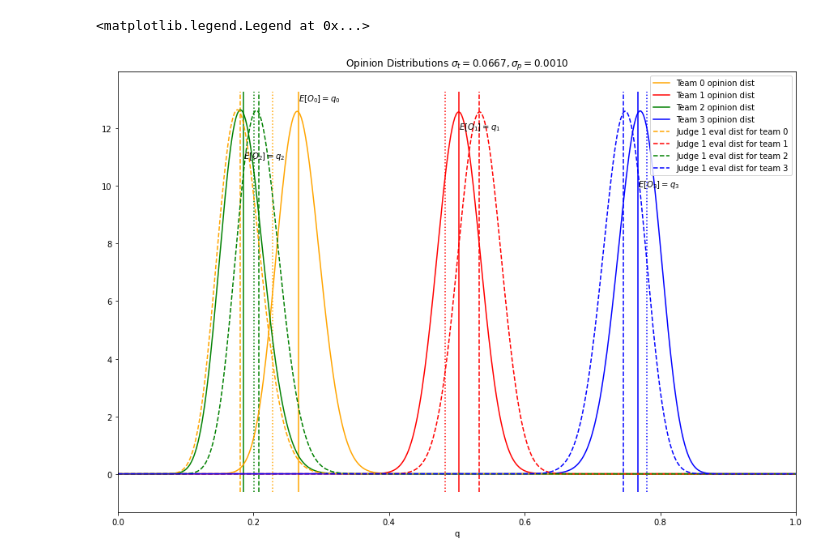
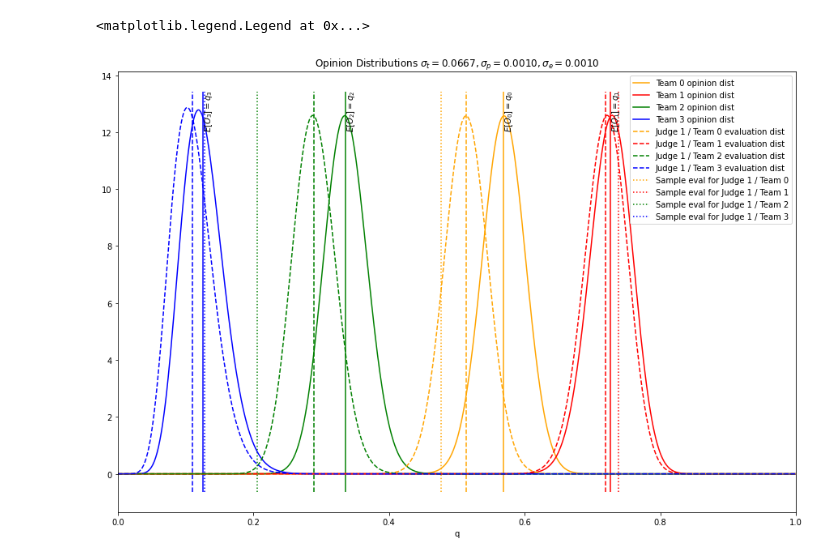
Before and after one commit to smh3005/Ranking-RL-Project, a Jupyter notebook: sim_plotting.ipynb, the cells around one changed output. Cells and saved outputs as stored; diff of their text form; code cells hidden in the pictures.

Commit message:
judge plotting

```diff
--- a/sim_plotting.ipynb
+++ b/sim_plotting.ipynb
@@ -83,42 +25,45 @@ Text(0.5, 0, 'q-values')
 import scipy.stats as ss
 
 plt.figure(figsize=(15, 10))
 
 def plot_beta(a=2, b=2, **kwargs):
     x = np.linspace(0, 1, 500)
     y = ss.beta.pdf(x, a, b)
     plt.plot(x, y, **kwargs)
 
 opinion_var=0.001
-sim = JudgingSimulator(qs, n_judges=1, opinion_var=opinion_var, eval_var=0.001)
+eval_var=0.001
+sim = JudgingSimulator(qs, n_judges=1, opinion_var=opinion_var, eval_var=eval_var)
+
+colors = ['orange', 'red', 'green', 'blue']
 
 for i, (a, b) in enumerate(sim.team_value_shapes):
     plot_beta(a, b, c=colors[i], label=f'Team {i} opinion dist')
 
-colors = ['orange', 'red', 'green', 'blue']
-
 ylims = plt.ylim()
 plt.vlines(qs, *ylims, color=colors, linestyles='-')
 plt.xlim(0, 1)
-plt.title(f'Opinion Distributions $\sigma_t={var_team:.4f}, \sigma_p={opinion_var:.4f}$')
+plt.title(f'Opinion Distributions $\sigma_t={var_team:.4f}, \sigma_p={opinion_var:.4f}, \sigma_e={eval_var:.4f}$')
 plt.xlabel('q')
 
 for i, q in enumerate(qs):
-    plt.text(q, plt.ylim()[1]-1-i, f'$E[O_{i}]=q_{i}$')
+    plt.text(q, plt.ylim()[1]-2, f'$E[O_{i}]=q_{i}$', rotation=90)
 
 for judge_opinions in sim.judges_opinions:
     plt.vlines(judge_opinions, *ylims, color=colors, linestyles='--')
 
 for i, opinion in enumerate(judge_opinions):
-    a, b = get_shape_params(opinion, sim.eval_var)
-    plot_beta(a, b, c=colors[i], linestyle='--', label=f'Judge 1 eval dist for team {i}')
+    a, b = sim.get_shape_params(opinion, sim.eval_var)
+    plot_beta(a, b, c=colors[i], linestyle='--', label=f'Judge 1 / Team {i} evaluation dist')
 
-plt.vlines(sim.sample_evaluations(0), *ylims, color=colors, linestyles='dotted')
+evals = sim.sample_evaluations(0)
+for i, eval in enumerate(evals):
+    plt.vlines(eval, *ylims, color=colors[i], linestyles='dotted', label=f'Sample eval for Judge 1 / Team {i}')
 
 plt.legend()
 # %% [output]
 <matplotlib.legend.Legend at 0x...>
-[figure, old version]
+[figure, new version]
 # %%
 # opinion_dist = np.array([[Beta(*value_shape) for value_shape in sim.team_value_shapes] for _ in range(1000)])
 # df = pd.DataFrame(opinion_dist).rename_axis("team", axis="columns").rename_axis("idx", axis="index")
```
Also changed, not shown: parts of 4 cells of this notebook, 1 other file.
